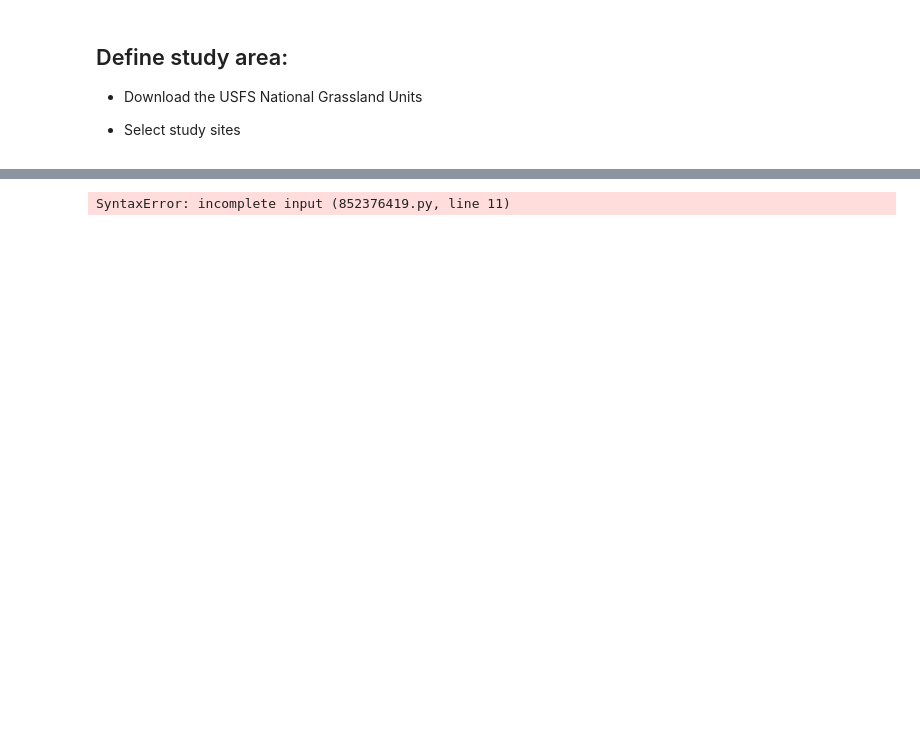
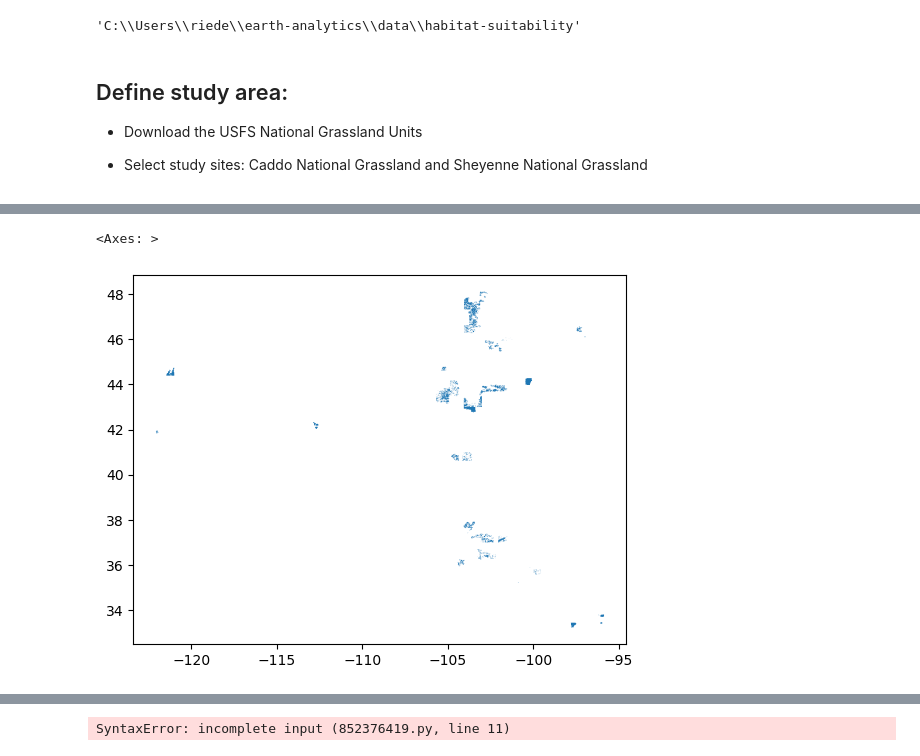
Before and after one commit to hanried/habitat-suitability, a Jupyter notebook: 00-habitat-suitability.ipynb, the cells around one changed output, grey strips where cells are left out. Drawn from its saved outputs; the diff is of its cells as text; code cells hidden in the pictures; blank space fills up the shorter version.

Commit message:
downloaded grassland study sites

```diff
--- a/00-habitat-suitability.ipynb
+++ b/00-habitat-suitability.ipynb
@@ -12,6 +11,20 @@ import rioxarray as rxr # Work with raster data
+# %%
+# Set up a project data directory
+data_dir = os.path.join(
+    pathlib.Path.home(),
+    'earth-analytics',
+    'data',
+    'habitat-suitability'
+)
+
+os.makedirs(data_dir, exist_ok=True)
+
+data_dir
+# %% [output]
+'C:\\Users\\riede\\earth-analytics\\data\\habitat-suitability'
 # %% [markdown]
 ## Define study area:
 
 * Download the USFS National Grassland Units
 
-* Select study sites
+* Select study sites: Caddo National Grassland and Sheyenne National Grassland
@@ -21,0 +31,28 @@ import rioxarray as rxr # Work with raster data
+# %%
+# Set up the grassland URL
+grasslands_url = ("https://apps.fs.usda.gov/arcx/rest/services"
+    "/EDW/EDW_NationalGrassland_01/MapServer/0"
+    "/query?where=1%3D1&outFields=*&geometry=&geometry"
+    "Type=esriGeometryEnvelope&inSR=4326&spatialRel=esriSpatialRelIntersects&outSR=4326&f=json")
+
+# Set up a path to save the data on your machine
+grasslands_dir = os.path.join(data_dir, 'grasslands_dir')
+
+# Make the grasslands directory
+os.makedirs(grasslands_dir, exist_ok=True)
+
+# Join grasslands shapefile path
+grasslands_path = os.path.join(grasslands_dir, 'S_USA.NationalGrassland.shp')
+
+# Only download once
+if not os.path.exists(grasslands_path):
+    grasslands_gdf = gpd.read_file(grasslands_url)
+    grasslands_gdf.to_file(grasslands_path)
+
+# Check that the URL is correct
+grasslands_gdf = gpd.read_file(grasslands_path)
+
+# Display grasslands_gdf and plot grasslands to check download
+display(grasslands_gdf)
+grasslands_gdf.plot()
+# %% [output]
@@ -21,0 +76,2 @@ import rioxarray as rxr # Work with raster data
+<Axes: >
+[figure, added]
```
Also changed, not shown: parts of 18 cells of this notebook.
